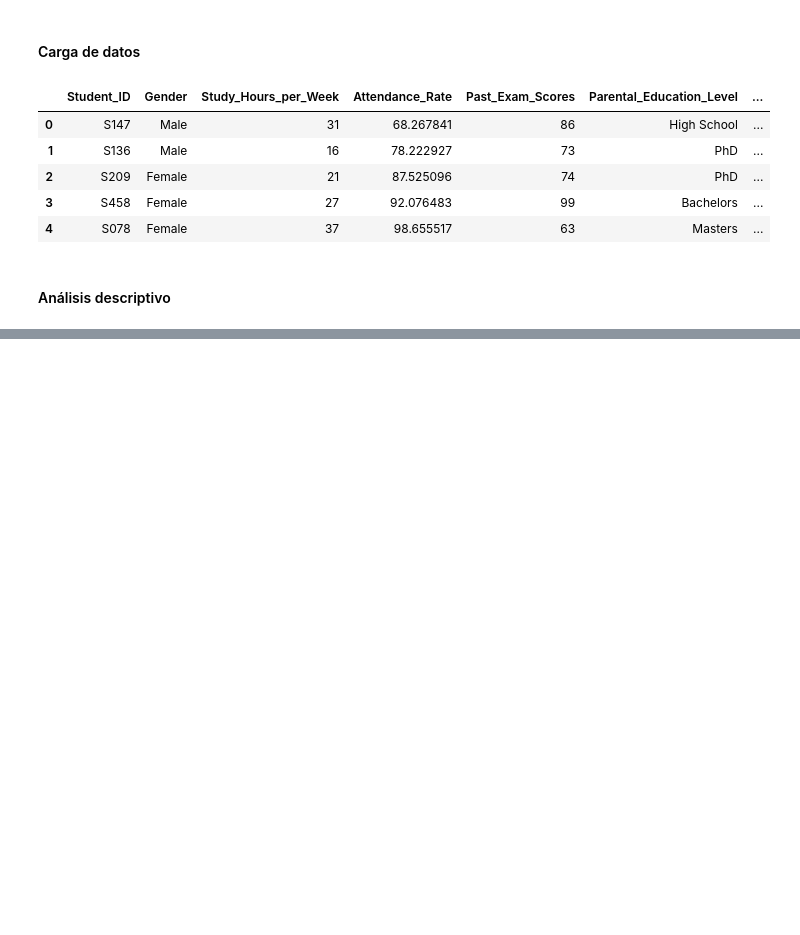
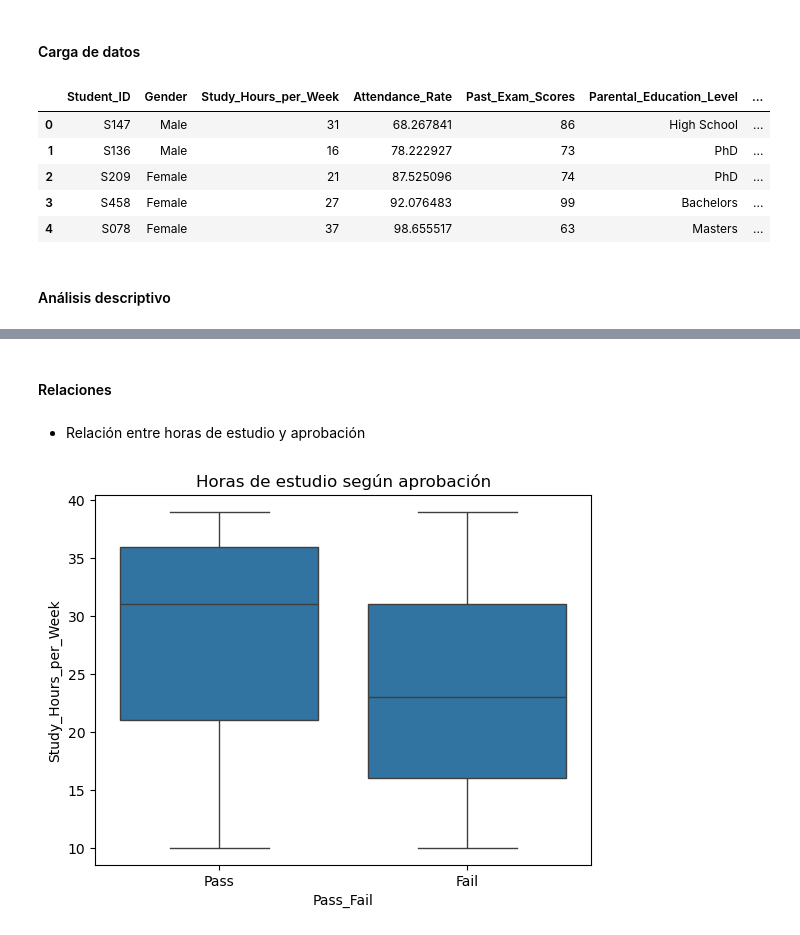
Before and after one commit to Eurobeater/cursoBigDataIA, a Jupyter notebook: Sistemas de Big Data/Tema 5 Analisis/Tarea Mineria de Datos/mineria_datos.ipynb, the cells around one changed output, grey strips where cells are left out. Cells and saved outputs as stored; diff of their text form; code cells hidden in the pictures; blank space fills up the shorter version.

```diff
--- a/Sistemas de Big Data/Tema 5 Analisis/Tarea Mineria de Datos/mineria_datos.ipynb
+++ b/Sistemas de Big Data/Tema 5 Analisis/Tarea Mineria de Datos/mineria_datos.ipynb
@@ -103,0 +109,10 @@ dtype: int64
+# %% [markdown]
+#### Relaciones
+# %% [markdown]
+- Relación entre horas de estudio y aprobación
+# %%
+sns.boxplot(x='Pass_Fail', y='Study_Hours_per_Week', data=df)
+plt.title("Horas de estudio según aprobación")
+plt.show()
+# %% [output]
+[figure, added]
```
Also changed, not shown: parts of 19 cells of this notebook.
